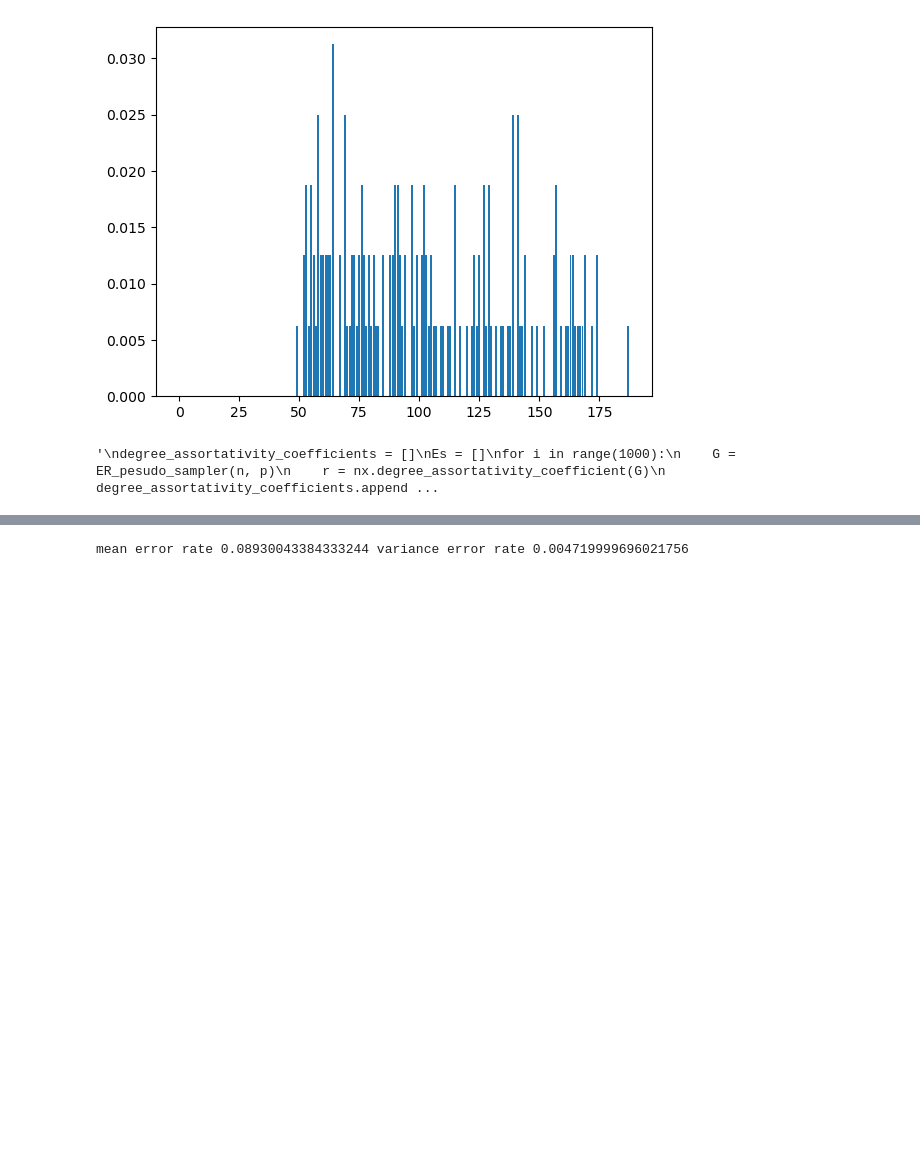
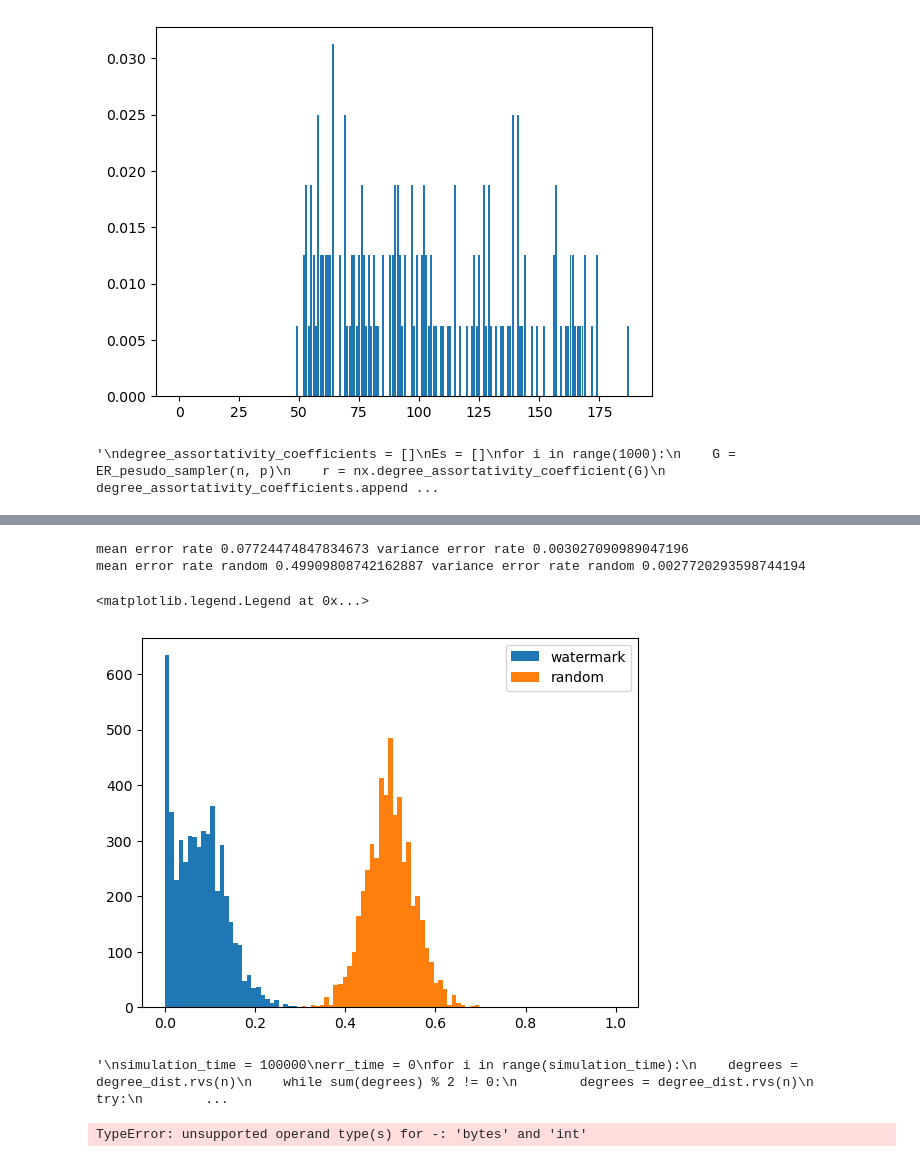
Before and after one commit to yryMax/watermark-graph-diffusion, a Jupyter notebook: GS_adapt.ipynb, the cells around one changed output, grey strips where cells are left out. Drawn from its saved outputs; the diff is of its cells as text; code cells hidden in the pictures; blank space fills up the shorter version.

```diff
--- a/GS_adapt.ipynb
+++ b/GS_adapt.ipynb
@@ -158,12 +158,26 @@ def watermark_detection(G, offset, key, nonce, message):
 # %%
 message = "A"
 errs = []
+errs_random = []
 for i in range(5000):
     G, key, nonce, offset = watermark_embedding(message)
+    nn = node_dist.sample()
+    G_random = nx.erdos_renyi_graph(nn, p)
     errs.append( watermark_detection(G, offset, key, nonce, message))
+    errs_random.append(watermark_detection(G_random, offset, key, nonce, message))
 print("mean error rate", np.mean(errs), "variance error rate", np.var(errs))
+print("mean error rate random", np.mean(errs_random), "variance error rate random", np.var(errs_random))
 # %% [output]
-mean error rate 0.08930043384333244 variance error rate 0.004719999696021756
+mean error rate 0.07724474847834673 variance error rate 0.003027090989047196
+mean error rate random 0.49909808742162887 variance error rate random 0.0027720293598744194
+# %%
+# draw errs and errs_random histogram
+plt.hist(errs, bins=np.linspace(0, 1, 100))
+plt.hist(errs_random, bins=np.linspace(0, 1, 100))
+plt.legend(['watermark', 'random'])
+# %% [output]
+<matplotlib.legend.Legend at 0x...>
+[figure, added]
 # %%
 """
 simulation_time = 100000
@@ -179,6 +193,8 @@ for i in range(simulation_time):
 
 print(err_time/simulation_time)
 """
+# %% [output]
+'\nsimulation_time = 100000\nerr_time = 0\nfor i in range(simulation_time):\n    degrees = degree_dist.rvs(n)\n    while sum(degrees) % 2 != 0:\n        degrees = degree_dist.rvs(n)\n    try:\n        ...
 # %%
 # generate ER random graph
 rv = binom(n-2, p)
@@ -206,6 +222,8 @@ print(np.var(degrees), np.mean(degrees))
 print(np.var(degrees2), np.mean(degrees2))
 # legend
 plt.legend(['ER', 'degree distribution'])
+# %% [output]
+TypeError: unsupported operand type(s) for -: 'bytes' and 'int'
 # %%
 2*(n-1)*n*p*(1-p)
 # %%
```
Also changed, not shown: parts of 3 cells of this notebook.
